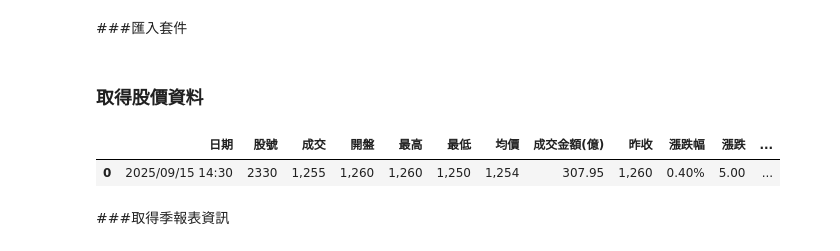
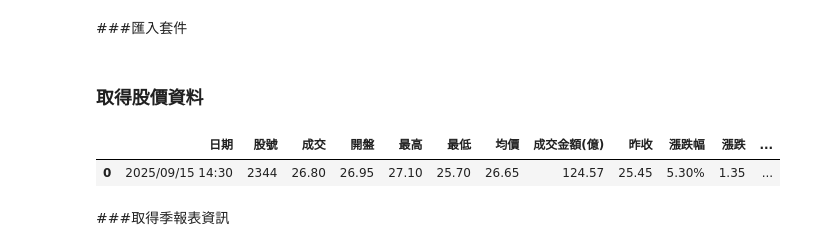
Before and after one commit to CH0900/114-1Business-Intelligence, a Jupyter notebook: 0910_在職專班_week1_爬股價_5113029043.ipynb, the cells around one changed output. Drawn from its saved outputs; the diff is of its cells as text; code cells hidden in the pictures.

```diff
--- a/0910_在職專班_week1_爬股價_5113029043.ipynb
+++ b/0910_在職專班_week1_爬股價_5113029043.ipynb
@@ -306,36 +307,36 @@ def yahoo_stock(stock_id):
 
         for num, table_data in enumerate(table_datas):
 
             if table_data.text == '': # 表格內容空就跳過
                 continue
 
             # 新增資料
             if num == 0:
                 fields.append(table_data.text)
             else:
                 datas.append(table_data.text)
 
     # 建立 DataFrame
     df = pd.DataFrame([datas], columns=fields)
 
     # 增加日期和股號欄位
     df.insert(0,'日期',time_element['datatime'])
     df.insert(1,'股號',stock_id)
 
     # 回傳 DataFrame
     return df
 
 
 '''main'''
 
-# "聯華電子"股票代號
-stock_id = '2330'
+# "華邦電"股票代號
+stock_id = '2344'
 
 # 呼叫定義函數
 yahoo_stock(stock_id)
 # %% [output]
 |  | 日期 | 股號 | 成交 | 開盤 | 最高 | 最低 | 均價 | 成交金額(億) | 昨收 | 漲跌幅 | 漲跌 | ... |
-| 0 | 2025/09/15 14:30 | 2330 | 1,255 | 1,260 | 1,260 | 1,250 | 1,254 | 307.95 | 1,260 | 0.40% | 5.00 | ... |
+| 0 | 2025/09/15 14:30 | 2344 | 26.80 | 26.95 | 27.10 | 25.70 | 26.65 | 124.57 | 25.45 | 5.30% | 1.35 | ... |
 # %% [markdown]
 ###取得季報表資訊
 # %%
```
Also changed, not shown: parts of 4 cells of this notebook.
